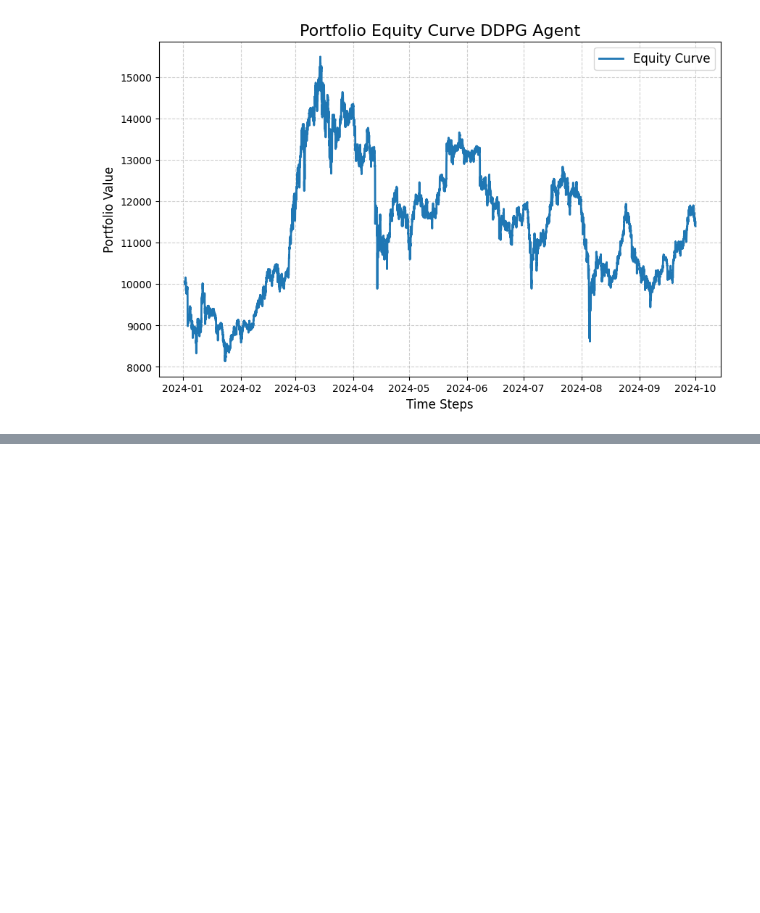
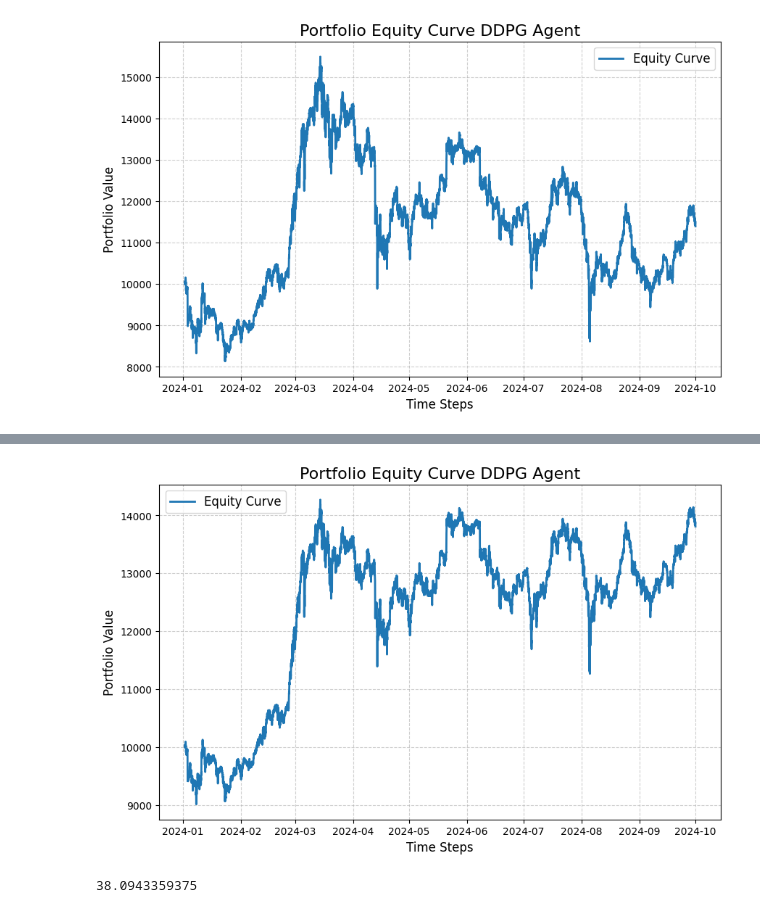
Before and after one commit to mrajancsr/deep-policy-gradient-portfolio, a Jupyter notebook: ddpgportfolio/agent/test.ipynb, the cells around one changed output, grey strips where cells are left out. Saved outputs shown, nothing was run; the diff lists cells and outputs as text; code cells hidden in the pictures; blank space fills up the shorter version.

```diff
--- a/ddpgportfolio/agent/test.ipynb
+++ b/ddpgportfolio/agent/test.ipynb
@@ -158,0 +165,43 @@ RuntimeError: Can't call numpy() on Tensor that requires grad. Use tensor.detach
+# %%
+# checking pvm as it should be similar to buy and hold prior to training
+import numpy as np
+import matplotlib.pyplot as plt
+weights = []
+ds = KrakenDataSet(portfolio, 50, 1)
+cl_price = portfolio.get_close_price()
+dates = cl_price.index
+
+
+pf_previous = 10000
+agent_equity_curve = [pf_previous]
+total_reward = 0
+weights = []
+
+for i in range(len(ds) + 48):
+    Xt, prev_index = ds[i]
+    yt = 1 / Xt[0, :, -2]
+    yt = torch.concat([torch.ones(1), yt], dim=-1)
+    wt = agent.pvm.get_memory_stack(prev_index + 1)
+    wt_cash = 1 - wt.sum()
+    wt = torch.concat([wt_cash.unsqueeze(0), wt], dim=-1)
+    weights.append(wt)
+    reward = torch.dot(wt, yt)
+    pf_current = pf_previous * reward
+    agent_equity_curve.append(pf_current.item())
+    pf_previous = pf_current
+
+# Plot the equity curve
+plt.figure(figsize=(10, 6))
+plt.plot(dates[50:], agent_equity_curve, label="Equity Curve", linewidth=2)
+plt.title("Portfolio Equity Curve DDPG Agent", fontsize=16)
+plt.xlabel("Time Steps", fontsize=12)
+plt.ylabel("Portfolio Value", fontsize=12)
+plt.grid(True, linestyle="--", alpha=0.6)
+plt.legend(fontsize=12)
+plt.show()
+# %% [output]
+[figure, added]
+# %%
+calculate_total_return(agent_equity_curve)
+# %% [output]
+38.0943359375
```
Also changed, not shown: parts of 8 cells of this notebook.
